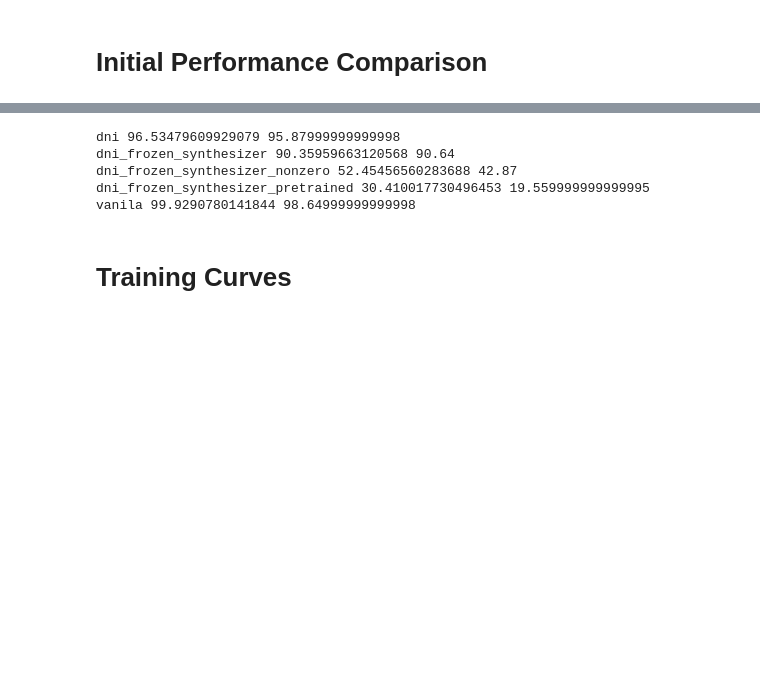
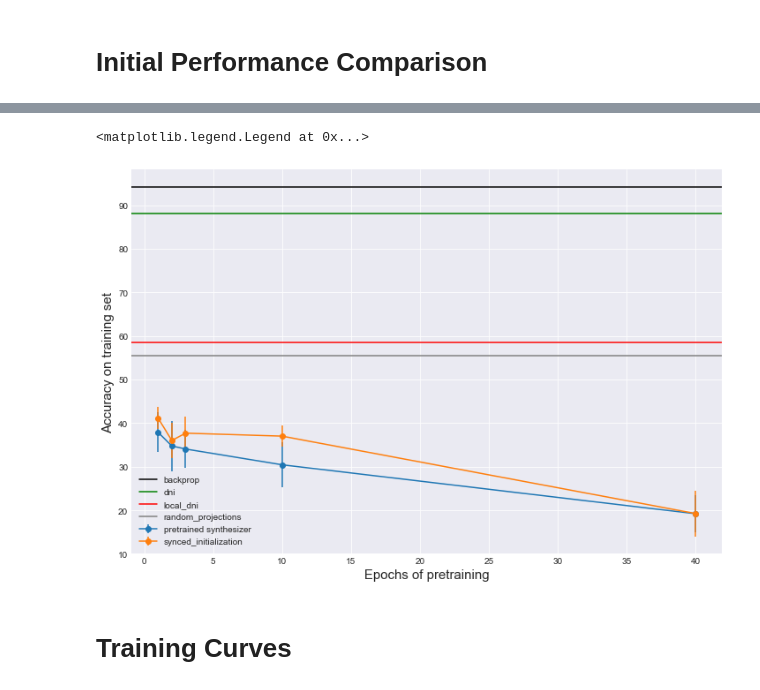
Before and after one commit to mshalvagal/localized-dni, a Jupyter notebook: notebooks/Results.ipynb, the cells around one changed output, grey strips where cells are left out. Drawn from its saved outputs; the diff is of its cells as text; code cells hidden in the pictures; blank space fills up the shorter version.

```diff
--- a/notebooks/Results.ipynb
+++ b/notebooks/Results.ipynb
@@ -100,32 +58,26 @@ vanila 94.1832890070922 94.80999999999999
-# %%
-np.set_printoptions(precision=2)
-
-parent_dir = '/home/manu/Projects/DNI-Bio/logs/256 hidden units'
-for method in sorted(os.listdir(parent_dir)):
-    method_dir = os.path.join(parent_dir, method)
-    losses = []
-    acc = []
-    test_acc = []
-    for f_name in os.listdir(method_dir):
-        if os.path.isdir(os.path.join(method_dir, f_name)):
-            # skip directories
-            continue
-        elif f_name.startswith('acc'):
-            acc.append(np.load(os.path.join(method_dir, f_name))[-235:])
-        elif f_name.startswith('test_accuracy'):
-            test_acc.append(np.load(os.path.join(method_dir, f_name))[-1:])
-        elif f_name.startswith('loss') and f_name.endswith('.npy'):
-            losses.append(np.load(os.path.join(method_dir, f_name))[-234:])
-
-    acc = np.array(acc)
-    losses = np.array(losses)
-    print(method + ' ' + str(np.mean(acc)) + ' ' + str(test_acc[0][0]))
-# %% [output]
-dni 96.53479609929079 95.87999999999998
-dni_frozen_synthesizer 90.35959663120568 90.64
-dni_frozen_synthesizer_nonzero 52.45456560283688 42.87
-dni_frozen_synthesizer_pretrained 30.410017730496453 19.559999999999995
-vanila 99.9290780141844 98.64999999999998
+# %%
+pretraining_epochs = [1, 2, 3, 10, 40]
+
+synced_acc = [41.190714, 36.031139, 37.723293, 37.033466, 19.288010]
+synced_acc_std = [4.279344, 7.163213, 6.547037, 4.138706, 9.049097]
+
+pretrained_acc = [37.923316, 34.782247, 34.081339, 30.464317, 19.240913]
+pretrained_acc_std = [7.874011, 10.031269, 7.454415, 8.849014, 7.453268]
+
+fig = plt.figure(figsize=(12,8))
+ax1 = fig.add_subplot(111)
+ax1.set_xlabel('Epochs of pretraining', fontsize=15)
+ax1.set_ylabel('Accuracy on training set', fontsize=15)
+ax1.errorbar(pretraining_epochs, pretrained_acc, yerr=pretrained_acc_std/np.sqrt(3), marker = 'o', label='pretrained synthesizer')
+ax1.errorbar(pretraining_epochs, synced_acc, yerr=synced_acc_std/np.sqrt(3), marker = 'o', label='synced_initialization')
+ax1.axhline(y=94.140625, color='black',label='backprop')
+ax1.axhline(y=88.007535, color='green',label='dni')
+ax1.axhline(y=58.572695, color='red',label='local_dni')
+ax1.axhline(y=55.541334, color='gray',label='random_projections')
+ax1.legend()
+# %% [output]
+<matplotlib.legend.Legend at 0x...>
+[figure, added]
 # %% [markdown]
 # Training Curves
 # %%
```
Also changed, not shown: parts of 13 cells of this notebook, 21 other files.
